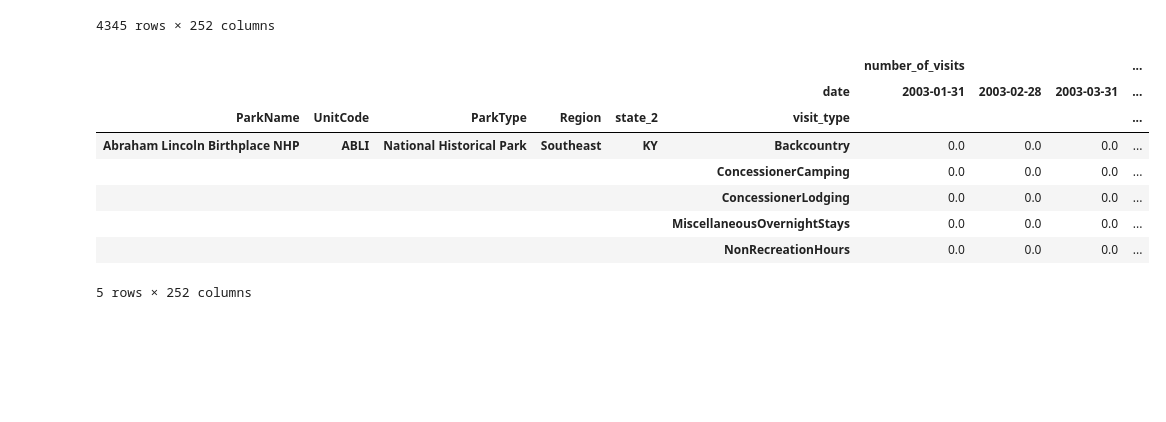
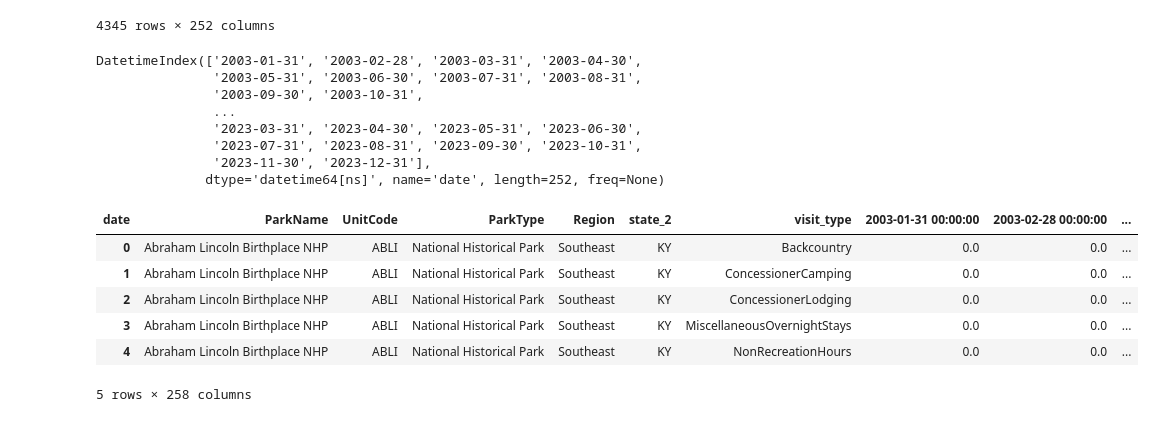
Before and after one commit to scmcqueen/NationalParksDataMining, a Jupyter notebook: data_exploration.ipynb, the cells around one changed output. Saved outputs shown, nothing was run; the diff lists cells and outputs as text; code cells hidden in the pictures; blank space fills up the shorter version.

Commit message:
created state_similarity & fixed data_exploration to drop nested columns

```diff
--- a/data_exploration.ipynb
+++ b/data_exploration.ipynb
@@ -185,16 +185,28 @@ easy_access_df
 |  |  |  |  |  | RecreationVisits | 71233.0 | 72781.0 | 143284.0 | ... |
 |  |  |  |  |  | TentCampers | 690.0 | 582.0 | 4652.0 | ... |
 4345 rows × 252 columns
+# %%
+easy_access_df.columns=easy_access_df.columns.get_level_values(1)
+easy_access_df.columns
+# %% [output]
+DatetimeIndex(['2003-01-31', '2003-02-28', '2003-03-31', '2003-04-30',
+               '2003-05-31', '2003-06-30', '2003-07-31', '2003-08-31',
+               '2003-09-30', '2003-10-31',
+               ...
+               '2023-03-31', '2023-04-30', '2023-05-31', '2023-06-30',
+               '2023-07-31', '2023-08-31', '2023-09-30', '2023-10-31',
+               '2023-11-30', '2023-12-31'],
+              dtype='datetime64[ns]', name='date', length=252, freq=None)
+# %%
+easy_access_df = easy_access_df.reset_index()
 # %%
-# easy_access_df.to_csv('timeseries_data.csv')
+easy_access_df.to_csv('timeseries_data.csv')
 easy_access_df.head()
 # %% [output]
-|  |  |  |  |  |  | number_of_visits |  |  | ... |
-|  |  |  |  |  | date | 2003-01-31 | 2003-02-28 | 2003-03-31 | ... |
-| ParkName | UnitCode | ParkType | Region | state_2 | visit_type |  |  |  | ... |
-| Abraham Lincoln Birthplace NHP | ABLI | National Historical Park | Southeast | KY | Backcountry | 0.0 | 0.0 | 0.0 | ... |
-|  |  |  |  |  | ConcessionerCamping | 0.0 | 0.0 | 0.0 | ... |
-|  |  |  |  |  | ConcessionerLodging | 0.0 | 0.0 | 0.0 | ... |
-|  |  |  |  |  | MiscellaneousOvernightStays | 0.0 | 0.0 | 0.0 | ... |
-|  |  |  |  |  | NonRecreationHours | 0.0 | 0.0 | 0.0 | ... |
+| date | ParkName | UnitCode | ParkType | Region | state_2 | visit_type | 2003-01-31 00:00:00 | 2003-02-28 00:00:00 | ... |
+| 0 | Abraham Lincoln Birthplace NHP | ABLI | National Historical Park | Southeast | KY | Backcountry | 0.0 | 0.0 | ... |
+| 1 | Abraham Lincoln Birthplace NHP | ABLI | National Historical Park | Southeast | KY | ConcessionerCamping | 0.0 | 0.0 | ... |
+| 2 | Abraham Lincoln Birthplace NHP | ABLI | National Historical Park | Southeast | KY | ConcessionerLodging | 0.0 | 0.0 | ... |
+| 3 | Abraham Lincoln Birthplace NHP | ABLI | National Historical Park | Southeast | KY | MiscellaneousOvernightStays | 0.0 | 0.0 | ... |
+| 4 | Abraham Lincoln Birthplace NHP | ABLI | National Historical Park | Southeast | KY | NonRecreationHours | 0.0 | 0.0 | ... |
-5 rows × 252 columns
+5 rows × 258 columns
```
Also changed, not shown: parts of 1 cell of this notebook, 2 other files.
